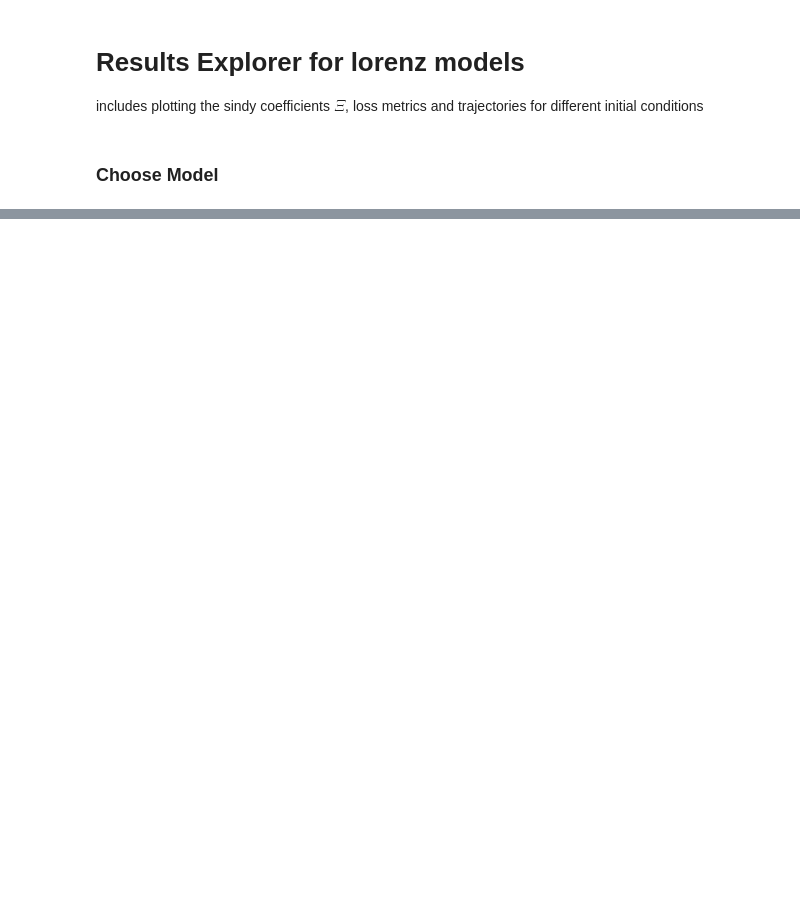
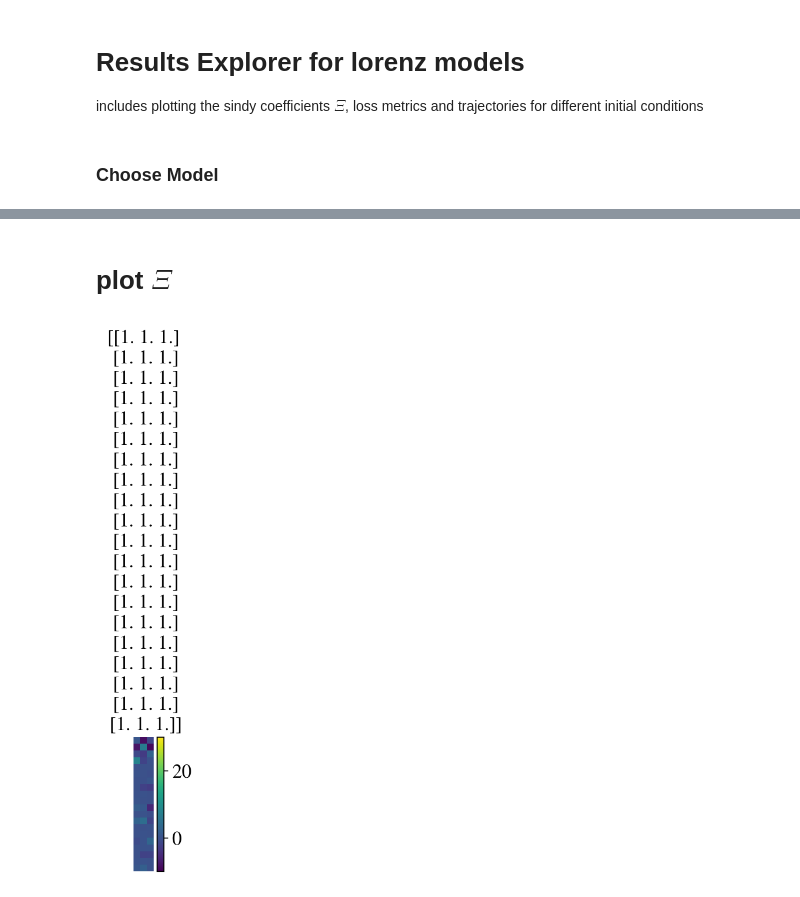
Before and after one commit to jonatanwins/Project-2-FYS5429, a Jupyter notebook: project_2/src/lorenz/lorenzResults.ipynb, the cells around one changed output, grey strips where cells are left out. Drawn from its saved outputs; the diff is of its cells as text; code cells hidden in the pictures; blank space fills up the shorter version.

```diff
--- a/project_2/src/lorenz/lorenzResults.ipynb
+++ b/project_2/src/lorenz/lorenzResults.ipynb
@@ -12,15 +12,16 @@ model_path = "checkpoints/kathleenReplica_1"
 import sys
 sys.path.append('../')
 from trainer import SINDy_trainer
-import jax.numpy as jnp¨
+import jax.numpy as jnp
+import numpy as np
 
 #exmp input needs to have 128 as second dimension
-exmp_input = jnp.ones(1, 128)
+exmp_input = jnp.ones((1, 128))
 trainer = SINDy_trainer.load_from_checkpoint(model_path, exmp_input)
 
-xi_raw = trainer.state.params['sindy_coefficient']
-mask = trainer.mask
+xi_raw = trainer.state.params['sindy_coefficients']
+mask = trainer.state.mask
 
 xi = xi_raw * mask
-
-print(xi)
+#making xi numpy array just to support assignment dont want to use .at[idx].set(val) method
+xi = np.array(xi)
@@ -28,0 +51,13 @@ TypeError: SINDy_trainer.load_from_checkpoint() missing 1 required positional ar
+# %% [markdown]
+# plot $\Xi$
+# %%
+# sys.path.append('../plot_utils')
+import matplotlib.pyplot as plt
+from plot_utils.plot_xi import plot_sindy_coefficients
+import plot_utils
+
+plt.style.use("../plot_utils/plot_settings.mplstyle")
+
+plot_sindy_coefficients(xi, mask, save_path = "xi_plot.png")
+# %% [output]
+[figure, added]
```
Also changed, not shown: parts of 3 cells of this notebook.
